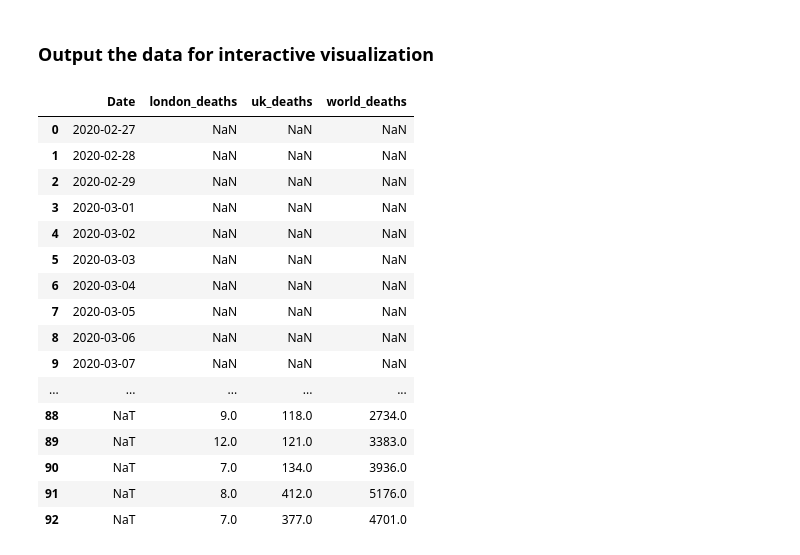
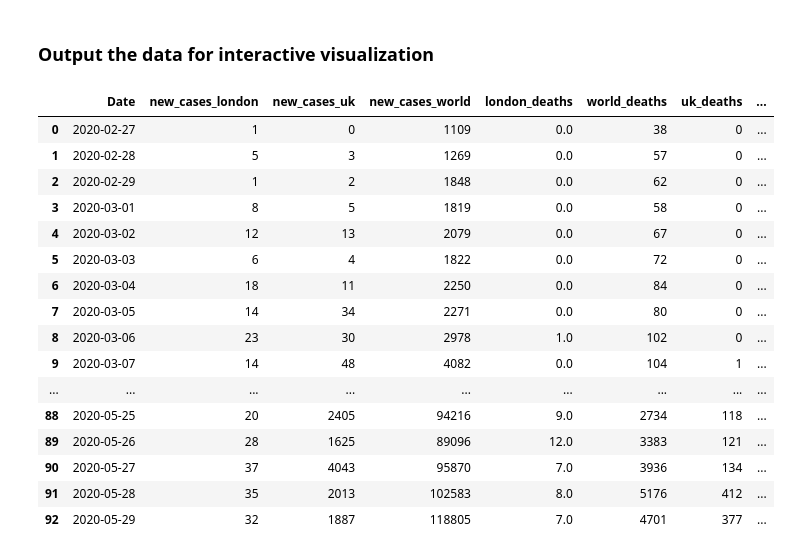
Before and after one commit to IuliiaZaitova/COVID_Prediction_London_National_Transport_Use, a Jupyter notebook: UK_transport.ipynb, the cells around one changed output. Drawn from its saved outputs; the diff is of its cells as text; code cells hidden in the pictures.

Commit message:
Add COVID-cases visualization

```diff
--- a/UK_transport.ipynb
+++ b/UK_transport.ipynb
@@ -912,24 +912,23 @@ output_cases_transport.to_csv('bokeh_app/data/Cases_Transport.csv')
 # Output mobility separately to not mix them up
 london_mobility.to_csv('bokeh_app/data/London_mobility.csv')
 all_uk_mobility.to_csv('bokeh_app/data/UK_mobility.csv')
-# %%
-date = df_cases_mobility.iloc[:, :1]
-date.append(df_cases_mobility.iloc[:, 4:7])
-# %% [output]
-|  | Date | london_deaths | uk_deaths | world_deaths |
-| 0 | 2020-02-27 | NaN | NaN | NaN |
-| 1 | 2020-02-28 | NaN | NaN | NaN |
-| 2 | 2020-02-29 | NaN | NaN | NaN |
-| 3 | 2020-03-01 | NaN | NaN | NaN |
-| 4 | 2020-03-02 | NaN | NaN | NaN |
-| 5 | 2020-03-03 | NaN | NaN | NaN |
-| 6 | 2020-03-04 | NaN | NaN | NaN |
-| 7 | 2020-03-05 | NaN | NaN | NaN |
-| 8 | 2020-03-06 | NaN | NaN | NaN |
-| 9 | 2020-03-07 | NaN | NaN | NaN |
-| ... | ... | ... | ... | ... |
-| 88 | NaT | 9.0 | 118.0 | 2734.0 |
-| 89 | NaT | 12.0 | 121.0 | 3383.0 |
-| 90 | NaT | 7.0 | 134.0 | 3936.0 |
-| 91 | NaT | 8.0 | 412.0 | 5176.0 |
-| 92 | NaT | 7.0 | 377.0 | 4701.0 |
+# %%
+df_cases_mobility
+# %% [output]
+|  | Date | new_cases_london | new_cases_uk | new_cases_world | london_deaths | world_deaths | uk_deaths | ... |
+| 0 | 2020-02-27 | 1 | 0 | 1109 | 0.0 | 38 | 0 | ... |
+| 1 | 2020-02-28 | 5 | 3 | 1269 | 0.0 | 57 | 0 | ... |
+| 2 | 2020-02-29 | 1 | 2 | 1848 | 0.0 | 62 | 0 | ... |
+| 3 | 2020-03-01 | 8 | 5 | 1819 | 0.0 | 58 | 0 | ... |
+| 4 | 2020-03-02 | 12 | 13 | 2079 | 0.0 | 67 | 0 | ... |
+| 5 | 2020-03-03 | 6 | 4 | 1822 | 0.0 | 72 | 0 | ... |
+| 6 | 2020-03-04 | 18 | 11 | 2250 | 0.0 | 84 | 0 | ... |
+| 7 | 2020-03-05 | 14 | 34 | 2271 | 0.0 | 80 | 0 | ... |
+| 8 | 2020-03-06 | 23 | 30 | 2978 | 1.0 | 102 | 0 | ... |
+| 9 | 2020-03-07 | 14 | 48 | 4082 | 0.0 | 104 | 1 | ... |
+| ... | ... | ... | ... | ... | ... | ... | ... | ... |
+| 88 | 2020-05-25 | 20 | 2405 | 94216 | 9.0 | 2734 | 118 | ... |
+| 89 | 2020-05-26 | 28 | 1625 | 89096 | 12.0 | 3383 | 121 | ... |
+| 90 | 2020-05-27 | 37 | 4043 | 95870 | 7.0 | 3936 | 134 | ... |
+| 91 | 2020-05-28 | 35 | 2013 | 102583 | 8.0 | 5176 | 412 | ... |
+| 92 | 2020-05-29 | 32 | 1887 | 118805 | 7.0 | 4701 | 377 | ... |
```
Also changed, not shown: 2 other files.
